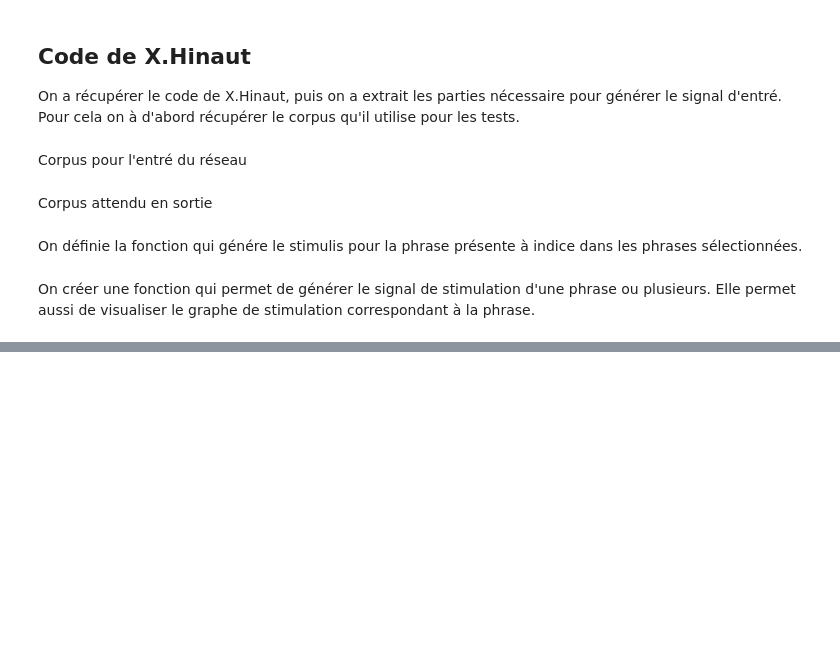
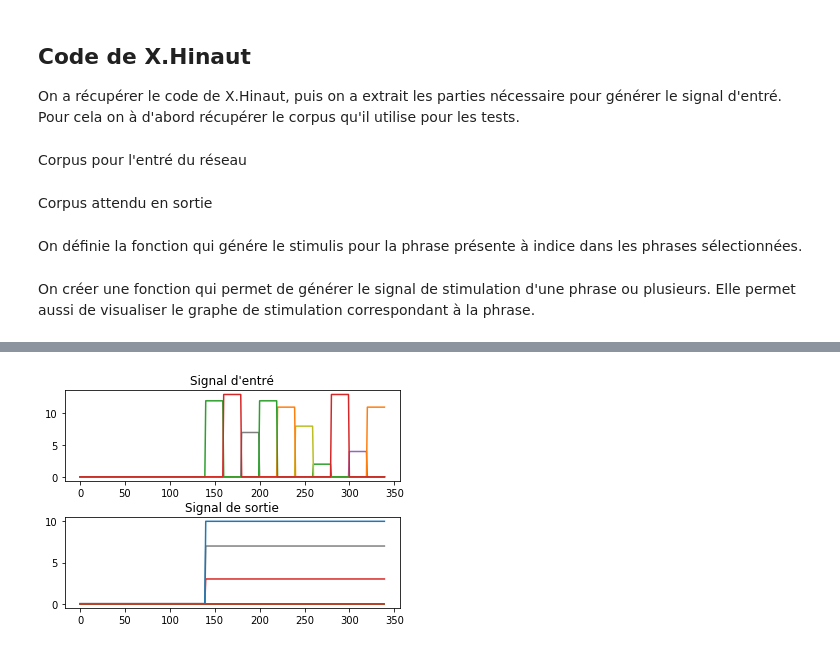
Before and after one commit to LucasSchnabel/InitRecherche, a Jupyter notebook: InitRechLucas-1.ipynb, the cells around one changed output, grey strips where cells are left out. Drawn from its saved outputs; the diff is of its cells as text; code cells hidden in the pictures; blank space fills up the shorter version.

Commit message:
ajout affichage signal de sortie

```diff
--- a/InitRechLucas-1.ipynb
+++ b/InitRechLucas-1.ipynb
@@ -462,0 +420,18 @@ If you're reading this message in another frontend (for example, a static render
+# %%
+def stimulation(d_io):
+
+    #création de la matrice representant le signal d'entré
+    #taille = nombre de phrase * nombre de mots possible * temps total de stimulation
+    stim_data = len(d_io['subset'])*[np.zeros((len(d_io['l_input']), d_io['full_time']))]
+    stim_teach = len(d_io['subset'])*[np.zeros((len(d_io['l_output']), d_io['full_time']))]
+
+    #generation de la stimulation pour chaque phrase de subset
+    idx_stim = 0
+    for i in d_io['subset']:
+        stim_data[idx_stim] = make_one_stim(d_io,i)
+        stim_teach[idx_stim] = make_one_teach(d_io,i,start=1)
+        idx_stim = idx_stim + 1
+    d_io['stim_data']=stim_data
+    d_io['stim_teach']=stim_teach
+
+    return d_io
@@ -462,0 +477,27 @@ If you're reading this message in another frontend (for example, a static render
+# %%
+var = IntSlider(value=0, min=0, max=45, step=1, description='Indice de la phrase a afficher')
+valid = Button(description='Valider')
+
+def initialisationStim(nw):
+    clear_output()
+
+    #initialisation
+    d_io = init_Stimulation(var.value,var.value+1)
+    #stimulation
+    d_io = stimulation(d_io)
+    #affichage
+    affichageSignal(d_io,var.value,True)
+
+
+    #nw.data = d_io
+    #nw.inSize = len(nw.data['l_input'])
+    #nw.outSize = len(nw.data['l_output'])
+
+    return(nw)
+
+display(var)
+display(valid)
+
+valid.on_click(initialisationStim)
+# %% [output]
+[figure, added]
```
Also changed, not shown: parts of 7 cells of this notebook, 1 other file.
